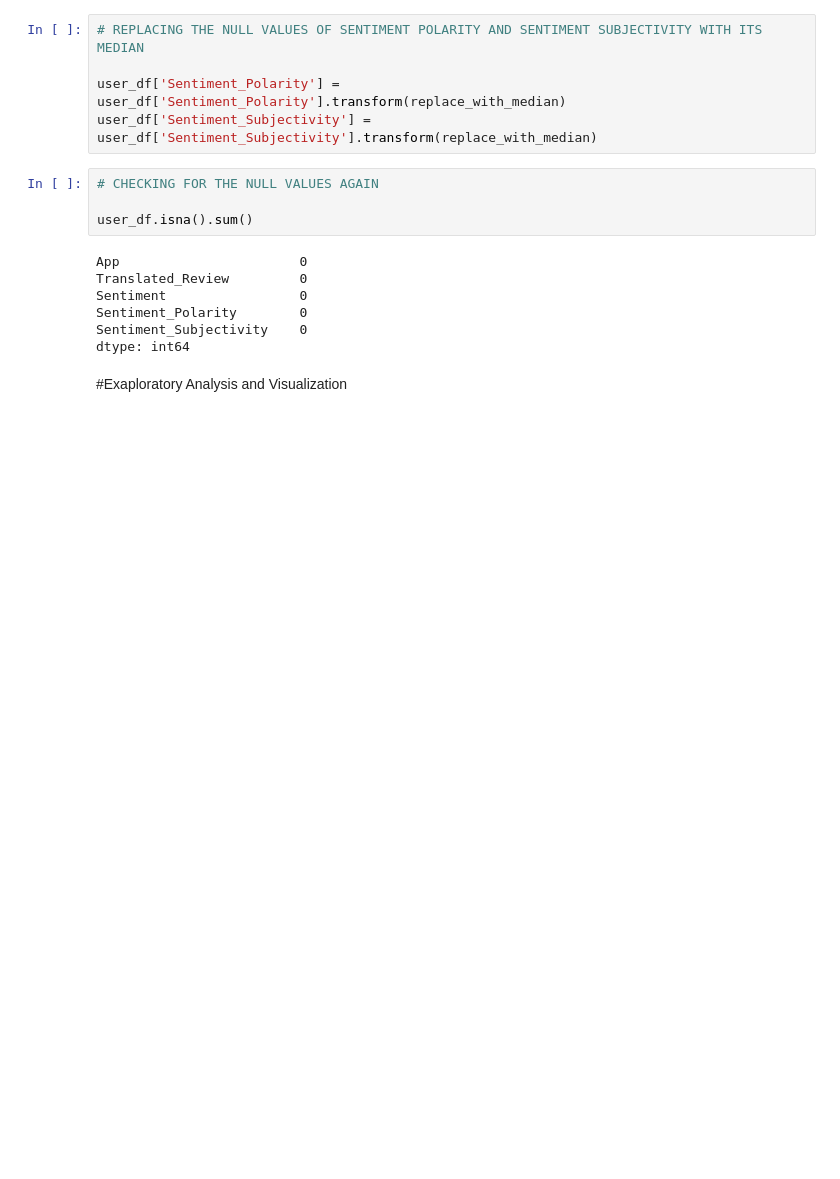
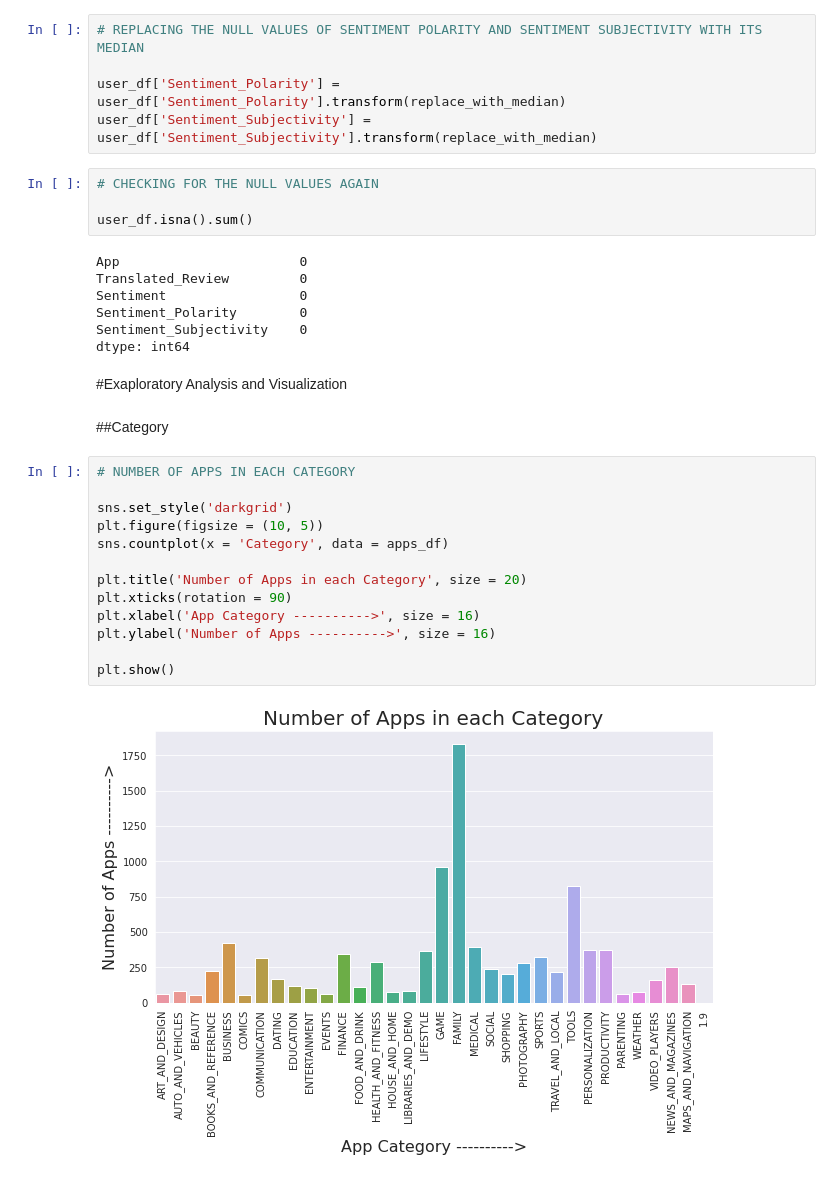
Before and after one commit to anupstar100/Google-Play-Store-App-Review-EDA-, a Jupyter notebook: Play_Store_App_Review_Analysis_Capstone_Project.ipynb, the cells around one changed output. Drawn from its saved outputs; the diff is of its cells as text; blank space fills up the shorter version.

```diff
--- a/Play_Store_App_Review_Analysis_Capstone_Project.ipynb
+++ b/Play_Store_App_Review_Analysis_Capstone_Project.ipynb
@@ -479,3 +479,20 @@ Sentiment_Subjectivity    0
 dtype: int64
 # %% [markdown]
 #Exaploratory Analysis and Visualization
+# %% [markdown]
+##Category
+# %%
+# NUMBER OF APPS IN EACH CATEGORY
+
+sns.set_style('darkgrid')
+plt.figure(figsize = (10, 5))
+sns.countplot(x = 'Category', data = apps_df)
+
+plt.title('Number of Apps in each Category', size = 20)
+plt.xticks(rotation = 90)
+plt.xlabel('App Category ---------->', size = 16)
+plt.ylabel('Number of Apps ---------->', size = 16)
+
+plt.show()
+# %% [output]
+[figure, added]
```
Also changed, not shown: parts of 1 cell of this notebook.
